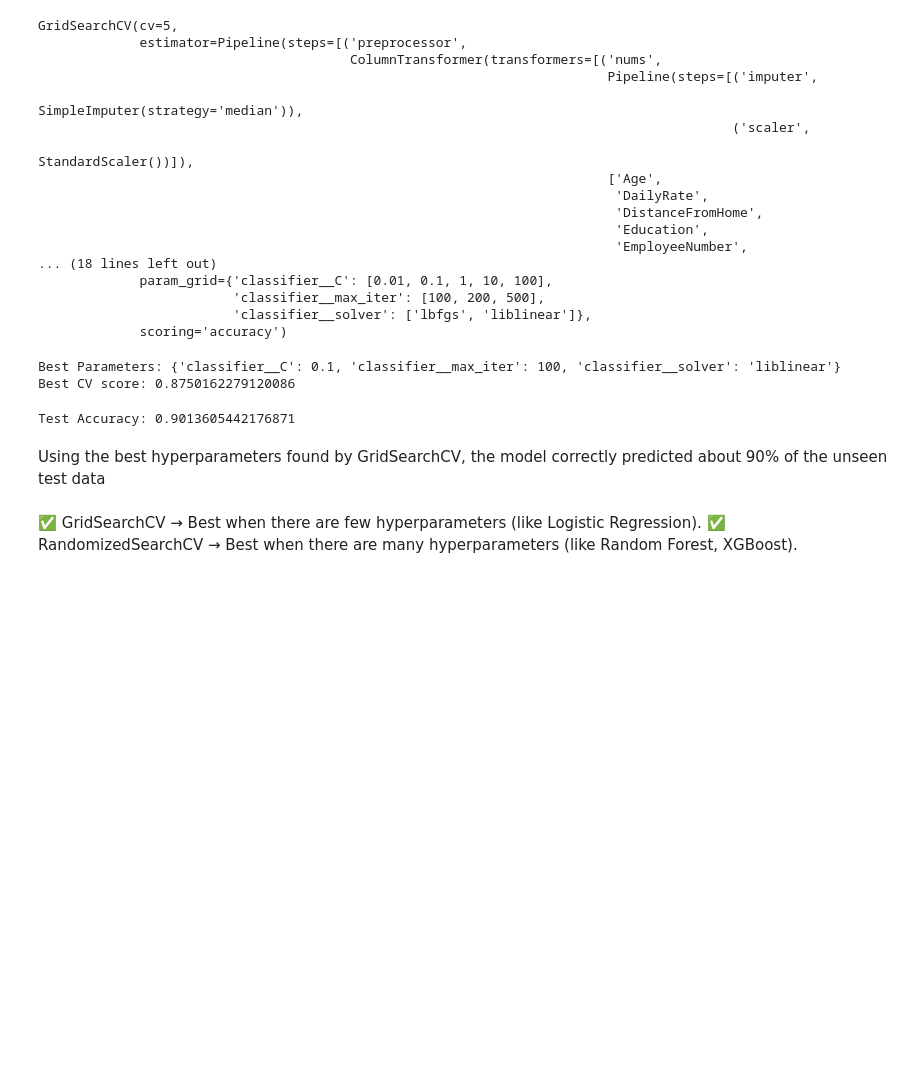
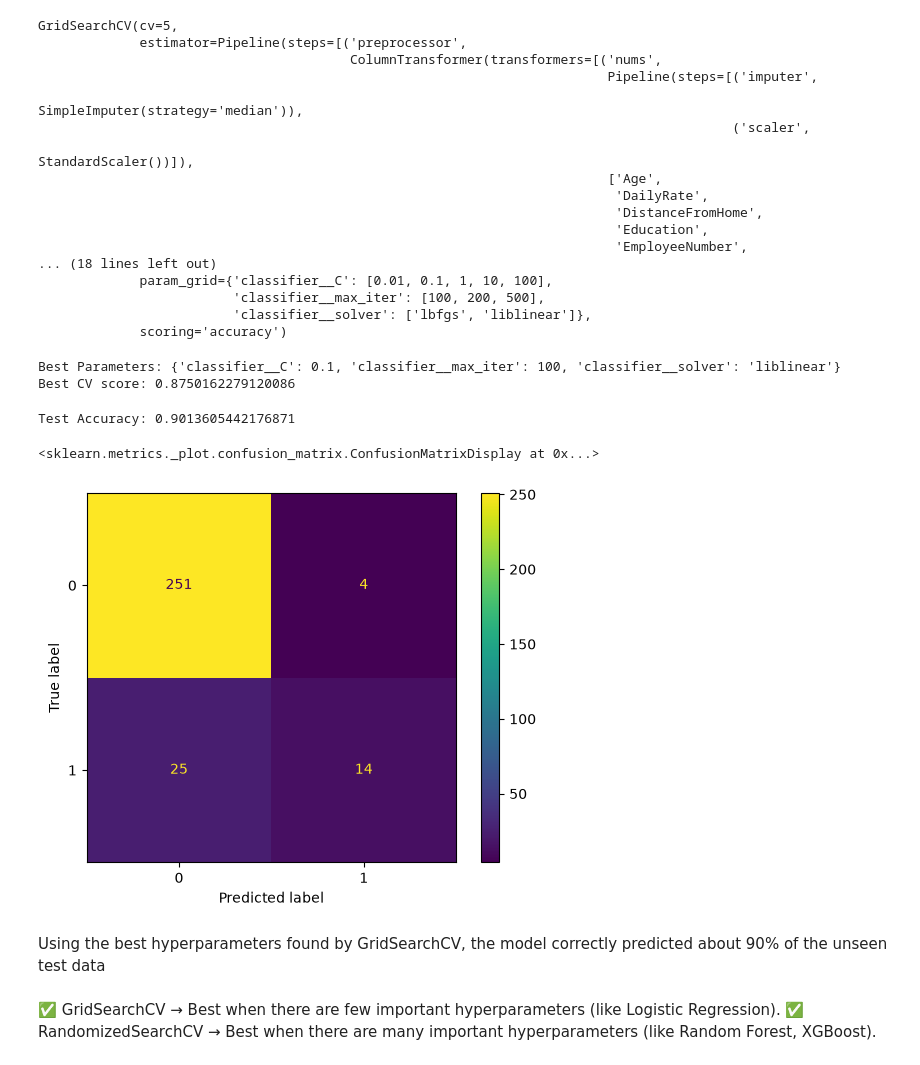
Before and after one commit to aishwari26/Classification-project-2-Adv-, a Jupyter notebook: IBM HR Analytics Employee Attrition.ipynb, the cells around one changed output. Saved outputs shown, nothing was run; the diff lists cells and outputs as text; code cells hidden in the pictures; blank space fills up the shorter version.

```diff
--- a/IBM HR Analytics Employee Attrition.ipynb
+++ b/IBM HR Analytics Employee Attrition.ipynb
@@ -607,7 +607,7 @@ param_grid={"classifier__C":[0.01,0.1,1,10,100],
             "classifier__max_iter": [100, 200, 500]}
 # %%
 from sklearn.model_selection import GridSearchCV
-grid_search=GridSearchCV(model,param_grid,cv=5,
+grid_search=GridSearchCV(estimator=model,cv=5,param_grid=param_grid,
                          scoring="accuracy",n_jobs=-1)
 
 grid_search.fit(X_train,y_train)
@@ -641,8 +642,16 @@ print("Test Accuracy:",grid_search.score(X_test,y_test))
 #Evaluate the best model (with the best hyperparameters found by GridSearchCV) on the test data and return its accuracy. ✔️
 # %% [output]
 Test Accuracy: 0.9013605442176871
+# %%
+#grid_search.predict(X_test) uses the best hyperparameters found by GridSearchCV to make predictions on the unseen X_test data.
+
+y_pred=grid_search.predict(X_test)
+ConfusionMatrixDisplay.from_predictions(y_test,y_pred)
+# %% [output]
+<sklearn.metrics._plot.confusion_matrix.ConfusionMatrixDisplay at 0x...>
+[figure, added]
 # %% [markdown]
 Using the best hyperparameters found by GridSearchCV, the model correctly predicted about 90% of the unseen test data
 # %% [markdown]
-✅ GridSearchCV → Best when there are few hyperparameters (like Logistic Regression).
-✅ RandomizedSearchCV → Best when there are many hyperparameters (like Random Forest, XGBoost).
+✅ GridSearchCV → Best when there are few important hyperparameters (like Logistic Regression).
+✅ RandomizedSearchCV → Best when there are many important hyperparameters (like Random Forest, XGBoost).
```
Also changed, not shown: parts of 36 cells of this notebook.
